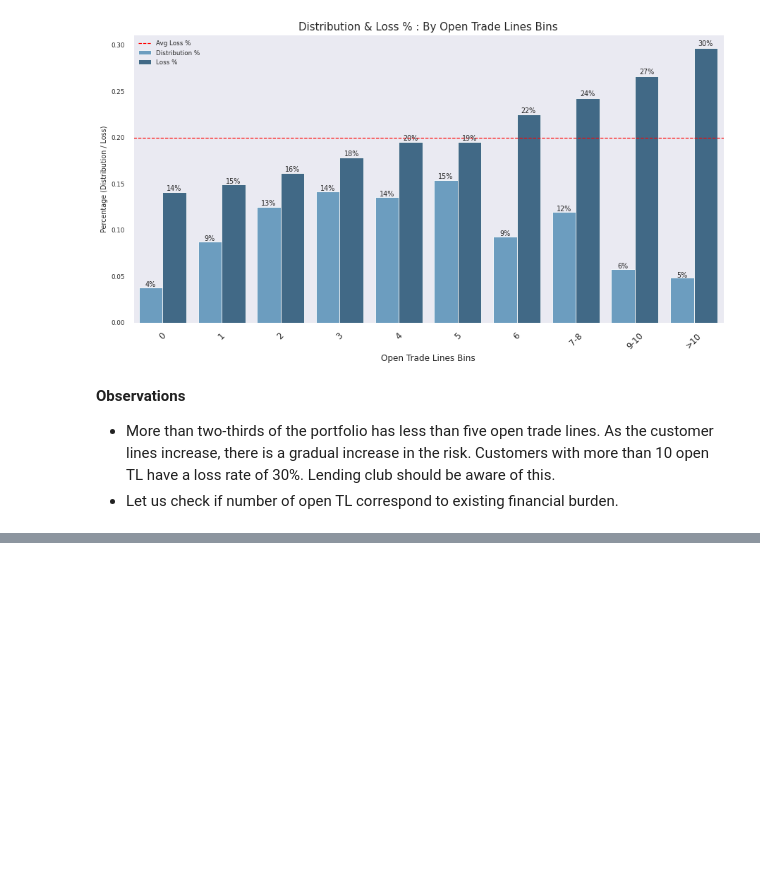
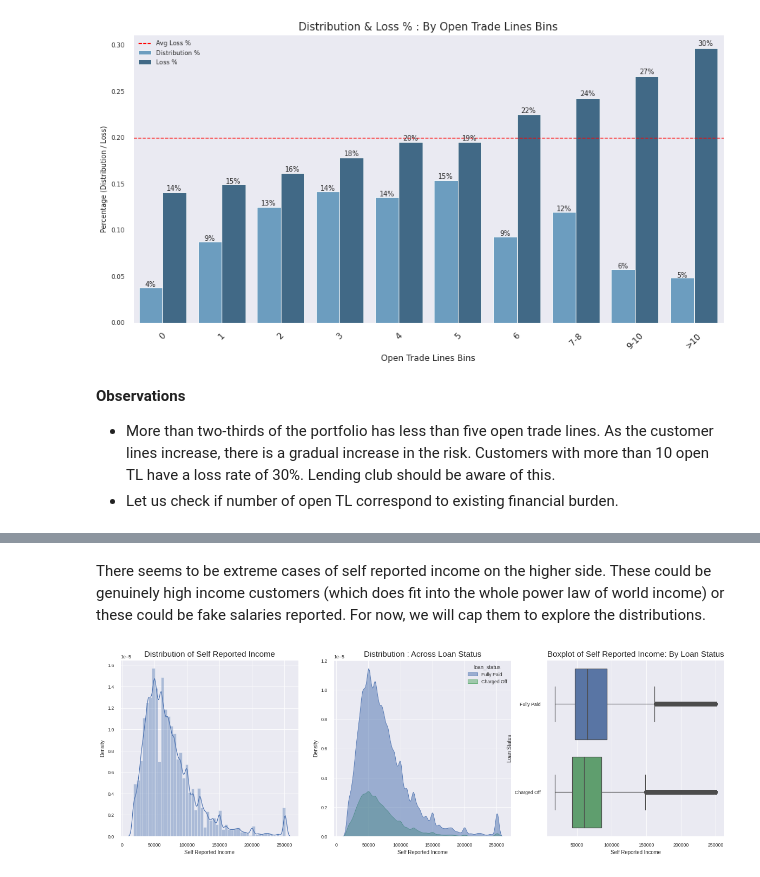
Before and after one commit to sashwinbwaj/Lending-Club-Analysis, a Jupyter notebook: LendingClub_EDA.ipynb, the cells around one changed output, grey strips where cells are left out. Saved outputs shown, nothing was run; the diff lists cells and outputs as text; code cells hidden in the pictures; blank space fills up the shorter version.

```diff
--- a/LendingClub_EDA.ipynb
+++ b/LendingClub_EDA.ipynb
@@ -624,0 +640,2 @@ EDA.scatter_boxplots(data = temp, scatter_x = 'acc_open_past_24mths', box_x = 'c
+# %% [markdown]
+There seems to be extreme cases of self reported income on the higher side. These could be genuinely high income customers (which does fit into the whole power law of world income) or these could be fake salaries reported. For now, we will cap them to explore the distributions.
@@ -624,0 +645,4 @@ EDA.scatter_boxplots(data = temp, scatter_x = 'acc_open_past_24mths', box_x = 'c
+# %%
+EDA.plot_numerical(var = 'annual_inc_new', var_label = 'Self Reported Income')
+# %% [output]
+[figure, added]
```
Also changed, not shown: parts of 27 cells of this notebook.
